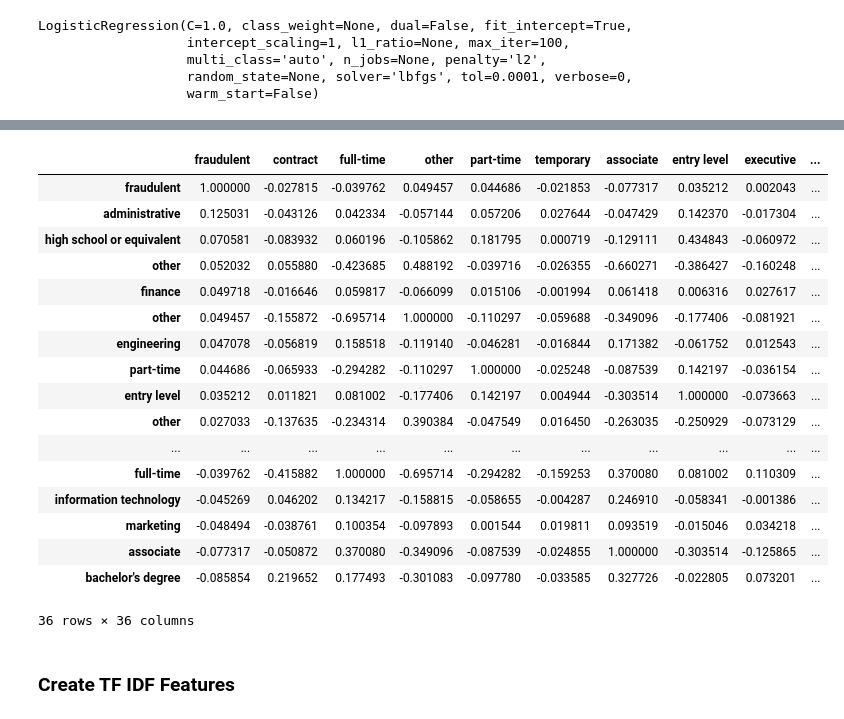
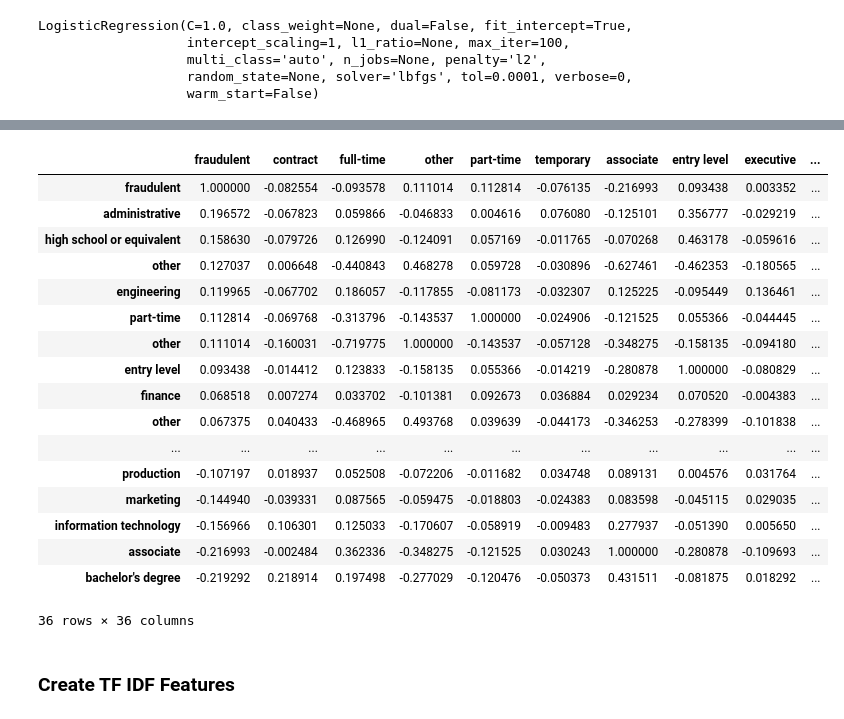
Before and after one commit to mikongame/Module-3-Project-2-ML-Fraud-Detection, a Jupyter notebook: your-code/My part of the project..ipynb, the cells around one changed output, grey strips where cells are left out. Saved outputs shown, nothing was run; the diff lists cells and outputs as text; code cells hidden in the pictures.

```diff
--- a/your-code/My part of the project..ipynb
+++ b/your-code/My part of the project..ipynb
@@ -365,0 +364,7 @@ x_train, x_test, y_train, y_test = train_test_split(data_ma2.drop(columns="fraud
+# %%
+def sampling_k_elements(group, k=866):
+    if len(group) < k:
+        return group
+    return group.sample(k)
+
+balanced = data_ma2.groupby('fraudulent').apply(sampling_k_elements).reset_index(drop=True)
@@ -394,24 +420,24 @@ y_train.head()
 Name: fraudulent, dtype: int64
 # %%
-data_ma2.corr().sort_values(by=["fraudulent"], ascending=False)
+balanced.corr().sort_values(by=["fraudulent"], ascending=False)
 # %% [output]
 |  | fraudulent | contract | full-time | other | part-time | temporary | associate | entry level | executive | ... |
-| fraudulent | 1.000000 | -0.027815 | -0.039762 | 0.049457 | 0.044686 | -0.021853 | -0.077317 | 0.035212 | 0.002043 | ... |
-| administrative | 0.125031 | -0.043126 | 0.042334 | -0.057144 | 0.057206 | 0.027644 | -0.047429 | 0.142370 | -0.017304 | ... |
-| high school or equivalent | 0.070581 | -0.083932 | 0.060196 | -0.105862 | 0.181795 | 0.000719 | -0.129111 | 0.434843 | -0.060972 | ... |
-| other | 0.052032 | 0.055880 | -0.423685 | 0.488192 | -0.039716 | -0.026355 | -0.660271 | -0.386427 | -0.160248 | ... |
-| finance | 0.049718 | -0.016646 | 0.059817 | -0.066099 | 0.015106 | -0.001994 | 0.061418 | 0.006316 | 0.027617 | ... |
-| other | 0.049457 | -0.155872 | -0.695714 | 1.000000 | -0.110297 | -0.059688 | -0.349096 | -0.177406 | -0.081921 | ... |
-| engineering | 0.047078 | -0.056819 | 0.158518 | -0.119140 | -0.046281 | -0.016844 | 0.171382 | -0.061752 | 0.012543 | ... |
-| part-time | 0.044686 | -0.065933 | -0.294282 | -0.110297 | 1.000000 | -0.025248 | -0.087539 | 0.142197 | -0.036154 | ... |
-| entry level | 0.035212 | 0.011821 | 0.081002 | -0.177406 | 0.142197 | 0.004944 | -0.303514 | 1.000000 | -0.073663 | ... |
-| other | 0.027033 | -0.137635 | -0.234314 | 0.390384 | -0.047549 | 0.016450 | -0.263035 | -0.250929 | -0.073129 | ... |
+| fraudulent | 1.000000 | -0.082554 | -0.093578 | 0.111014 | 0.112814 | -0.076135 | -0.216993 | 0.093438 | 0.003352 | ... |
+| administrative | 0.196572 | -0.067823 | 0.059866 | -0.046833 | 0.004616 | 0.076080 | -0.125101 | 0.356777 | -0.029219 | ... |
+| high school or equivalent | 0.158630 | -0.079726 | 0.126990 | -0.124091 | 0.057169 | -0.011765 | -0.070268 | 0.463178 | -0.059616 | ... |
+| other | 0.127037 | 0.006648 | -0.440843 | 0.468278 | 0.059728 | -0.030896 | -0.627461 | -0.462353 | -0.180565 | ... |
+| engineering | 0.119965 | -0.067702 | 0.186057 | -0.117855 | -0.081173 | -0.032307 | 0.125225 | -0.095449 | 0.136461 | ... |
+| part-time | 0.112814 | -0.069768 | -0.313796 | -0.143537 | 1.000000 | -0.024906 | -0.121525 | 0.055366 | -0.044445 | ... |
+| other | 0.111014 | -0.160031 | -0.719775 | 1.000000 | -0.143537 | -0.057128 | -0.348275 | -0.158135 | -0.094180 | ... |
+| entry level | 0.093438 | -0.014412 | 0.123833 | -0.158135 | 0.055366 | -0.014219 | -0.280878 | 1.000000 | -0.080829 | ... |
+| finance | 0.068518 | 0.007274 | 0.033702 | -0.101381 | 0.092673 | 0.036884 | 0.029234 | 0.070520 | -0.004383 | ... |
+| other | 0.067375 | 0.040433 | -0.468965 | 0.493768 | 0.039639 | -0.044173 | -0.346253 | -0.278399 | -0.101838 | ... |
 | ... | ... | ... | ... | ... | ... | ... | ... | ... | ... | ... |
-| full-time | -0.039762 | -0.415882 | 1.000000 | -0.695714 | -0.294282 | -0.159253 | 0.370080 | 0.081002 | 0.110309 | ... |
-| information technology | -0.045269 | 0.046202 | 0.134217 | -0.158815 | -0.058655 | -0.004287 | 0.246910 | -0.058341 | -0.001386 | ... |
-| marketing | -0.048494 | -0.038761 | 0.100354 | -0.097893 | 0.001544 | 0.019811 | 0.093519 | -0.015046 | 0.034218 | ... |
-| associate | -0.077317 | -0.050872 | 0.370080 | -0.349096 | -0.087539 | -0.024855 | 1.000000 | -0.303514 | -0.125865 | ... |
-| bachelor's degree | -0.085854 | 0.219652 | 0.177493 | -0.301083 | -0.097780 | -0.033585 | 0.327726 | -0.022805 | 0.073201 | ... |
+| production | -0.107197 | 0.018937 | 0.052508 | -0.072206 | -0.011682 | 0.034748 | 0.089131 | 0.004576 | 0.031764 | ... |
+| marketing | -0.144940 | -0.039331 | 0.087565 | -0.059475 | -0.018803 | -0.024383 | 0.083598 | -0.045115 | 0.029035 | ... |
+| information technology | -0.156966 | 0.106301 | 0.125033 | -0.170607 | -0.058919 | -0.009483 | 0.277937 | -0.051390 | 0.005650 | ... |
+| associate | -0.216993 | -0.002484 | 0.362336 | -0.348275 | -0.121525 | 0.030243 | 1.000000 | -0.280878 | -0.109693 | ... |
+| bachelor's degree | -0.219292 | 0.218914 | 0.197498 | -0.277029 | -0.120476 | -0.050373 | 0.431511 | -0.081875 | 0.018292 | ... |
 36 rows × 36 columns
 # %% [markdown]
 ### Create TF IDF Features
```
Also changed, not shown: parts of 14 cells of this notebook.
